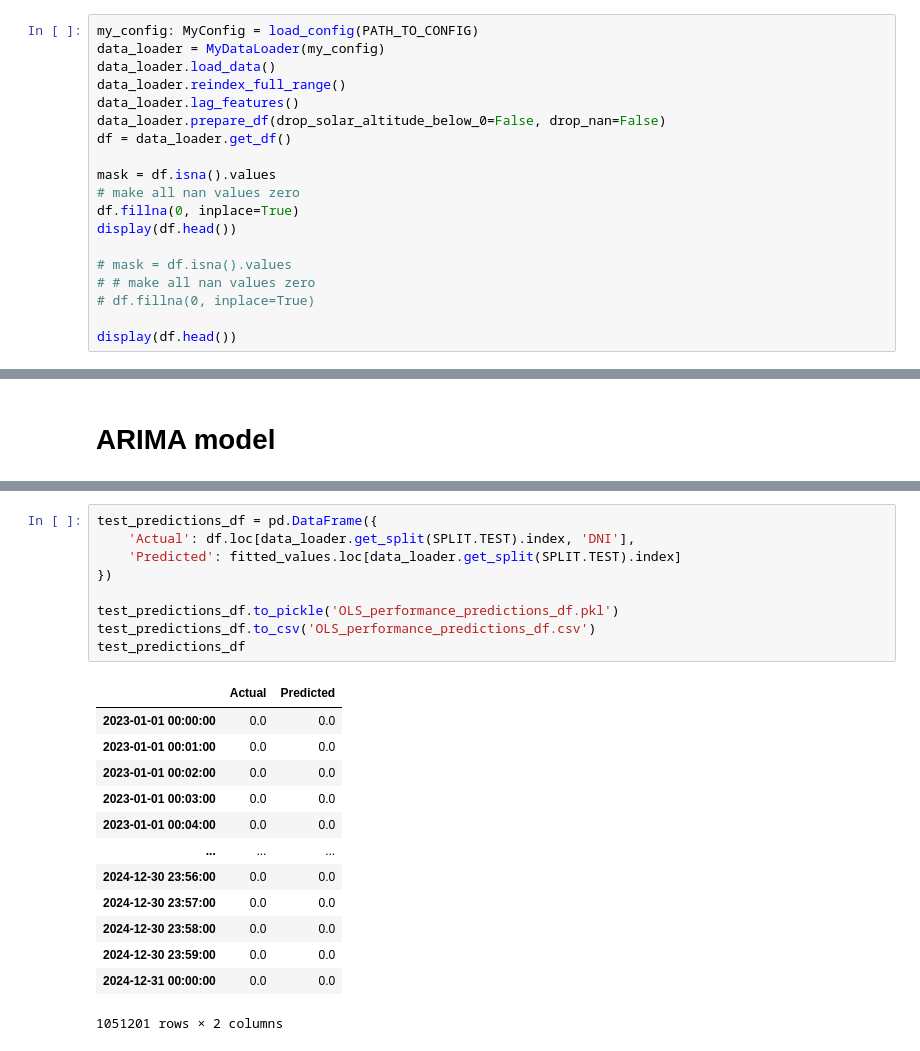
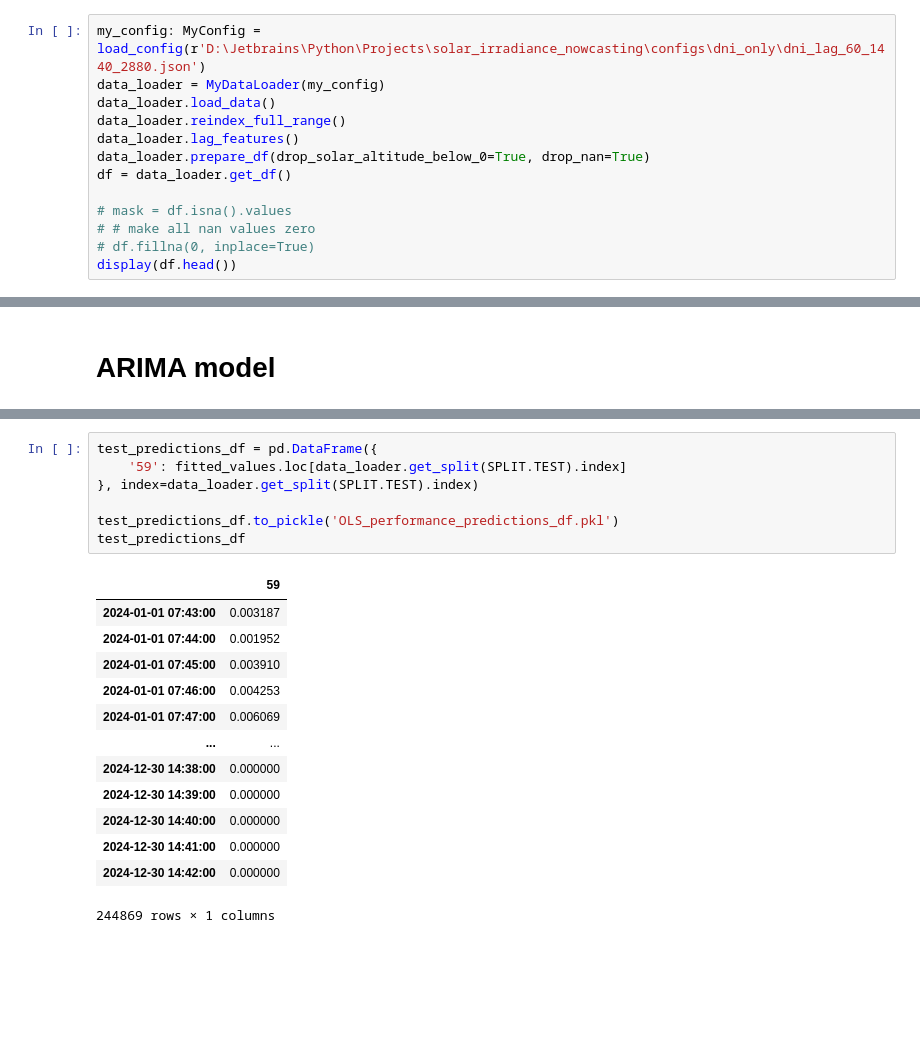
Before and after one commit to LucasDJensen/Solar-Irradiance-Nowcasting, a Jupyter notebook: OLS_Base_Model.ipynb, the cells around one changed output, grey strips where cells are left out. Saved outputs shown, nothing was run; the diff lists cells and outputs as text; blank space fills up the shorter version.

```diff
--- a/OLS_Base_Model.ipynb
+++ b/OLS_Base_Model.ipynb
@@ -10,23 +10,17 @@ from my_config import load_config, MyConfig
 # %% [markdown]
 # Load (Preprocessed Step 1) DTU Solar Station data
 # %%
-my_config: MyConfig = load_config(PATH_TO_CONFIG)
+my_config: MyConfig = load_config(r'D:\Jetbrains\Python\Projects\solar_irradiance_nowcasting\configs\dni_only\dni_lag_60_1440_2880.json')
 data_loader = MyDataLoader(my_config)
 data_loader.load_data()
 data_loader.reindex_full_range()
 data_loader.lag_features()
-data_loader.prepare_df(drop_solar_altitude_below_0=False, drop_nan=False)
+data_loader.prepare_df(drop_solar_altitude_below_0=True, drop_nan=True)
 df = data_loader.get_df()
-
-mask = df.isna().values
-# make all nan values zero
-df.fillna(0, inplace=True)
-display(df.head())
 
 # mask = df.isna().values
 # # make all nan values zero
 # df.fillna(0, inplace=True)
-
 display(df.head())
 # %% [output]
 |  | DNI | DNI_lag_60 | DNI_lag_1440 | DNI_lag_2880 |
@@ -120,23 +113,21 @@ Freq: min, Length: 1051201, dtype: float64
 # %%
 test_predictions_df = pd.DataFrame({
-    'Actual': df.loc[data_loader.get_split(SPLIT.TEST).index, 'DNI'],
-    'Predicted': fitted_values.loc[data_loader.get_split(SPLIT.TEST).index]
-})
+    '59': fitted_values.loc[data_loader.get_split(SPLIT.TEST).index]
+}, index=data_loader.get_split(SPLIT.TEST).index)
 
 test_predictions_df.to_pickle('OLS_performance_predictions_df.pkl')
-test_predictions_df.to_csv('OLS_performance_predictions_df.csv')
 test_predictions_df
 # %% [output]
-|  | Actual | Predicted |
-| 2023-01-01 00:00:00 | 0.0 | 0.0 |
-| 2023-01-01 00:01:00 | 0.0 | 0.0 |
-| 2023-01-01 00:02:00 | 0.0 | 0.0 |
-| 2023-01-01 00:03:00 | 0.0 | 0.0 |
-| 2023-01-01 00:04:00 | 0.0 | 0.0 |
-| ... | ... | ... |
-| 2024-12-30 23:56:00 | 0.0 | 0.0 |
-| 2024-12-30 23:57:00 | 0.0 | 0.0 |
-| 2024-12-30 23:58:00 | 0.0 | 0.0 |
-| 2024-12-30 23:59:00 | 0.0 | 0.0 |
-| 2024-12-31 00:00:00 | 0.0 | 0.0 |
+|  | 59 |
+| 2024-01-01 07:43:00 | 0.003187 |
+| 2024-01-01 07:44:00 | 0.001952 |
+| 2024-01-01 07:45:00 | 0.003910 |
+| 2024-01-01 07:46:00 | 0.004253 |
+| 2024-01-01 07:47:00 | 0.006069 |
+| ... | ... |
+| 2024-12-30 14:38:00 | 0.000000 |
+| 2024-12-30 14:39:00 | 0.000000 |
+| 2024-12-30 14:40:00 | 0.000000 |
+| 2024-12-30 14:41:00 | 0.000000 |
+| 2024-12-30 14:42:00 | 0.000000 |
-1051201 rows × 2 columns
+244869 rows × 1 columns
```
Also changed, not shown: parts of 9 cells of this notebook, 37 other files.
